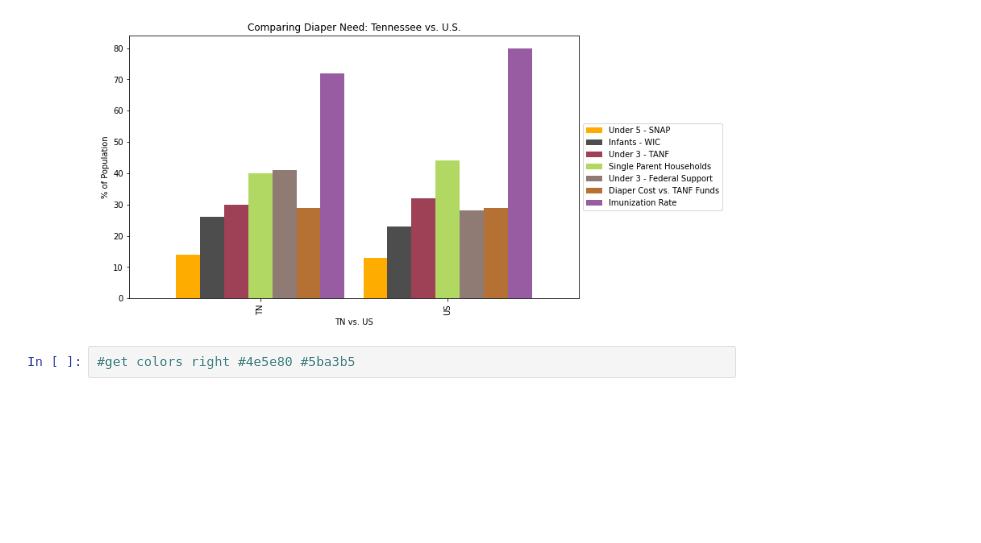
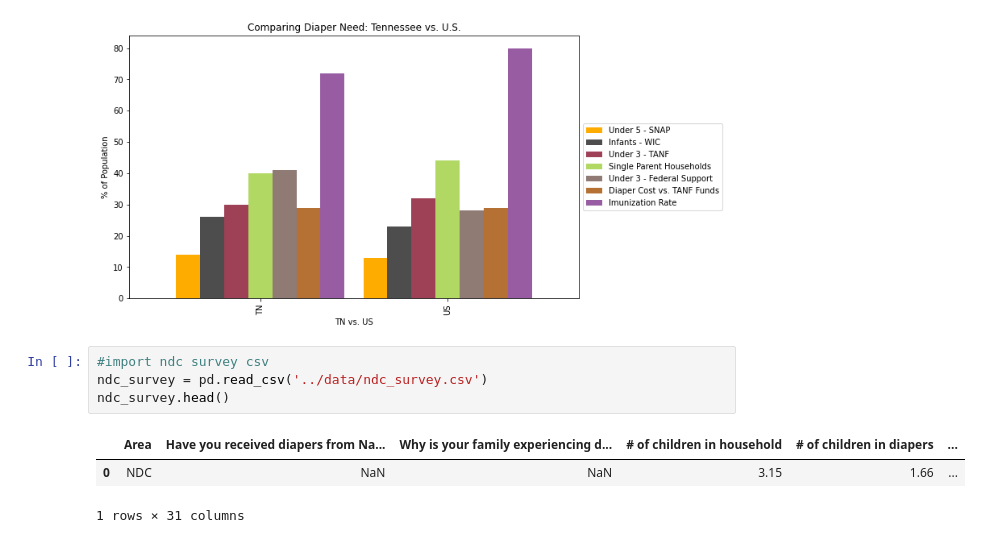
Before and after one commit to paulballenger/nashville_diaper_connection, a Jupyter notebook: notebooks/tn_us_diaper.ipynb, the cells around one changed output. Cells and saved outputs as stored; diff of their text form; blank space fills up the shorter version.

```diff
--- a/notebooks/tn_us_diaper.ipynb
+++ b/notebooks/tn_us_diaper.ipynb
@@ -138,5 +151,11 @@ plt.savefig('../files/tn_us.plot.png',bbox_inches='tight', dpi=300)
 plt.show();
 # %% [output]
 [figure]
-# %%
-#get colors right #4e5e80 #5ba3b5
+# %%
+#import ndc survey csv
+ndc_survey = pd.read_csv('../data/ndc_survey.csv')
+ndc_survey.head()
+# %% [output]
+|  | Area | Have you received diapers from Na... | Why is your family experiencing d... | # of children in household | # of children in diapers | ... |
+| 0 | NDC | NaN | NaN | 3.15 | 1.66 | ... |
+1 rows × 31 columns
```
Also changed, not shown: parts of 7 cells of this notebook, 11 other files.
